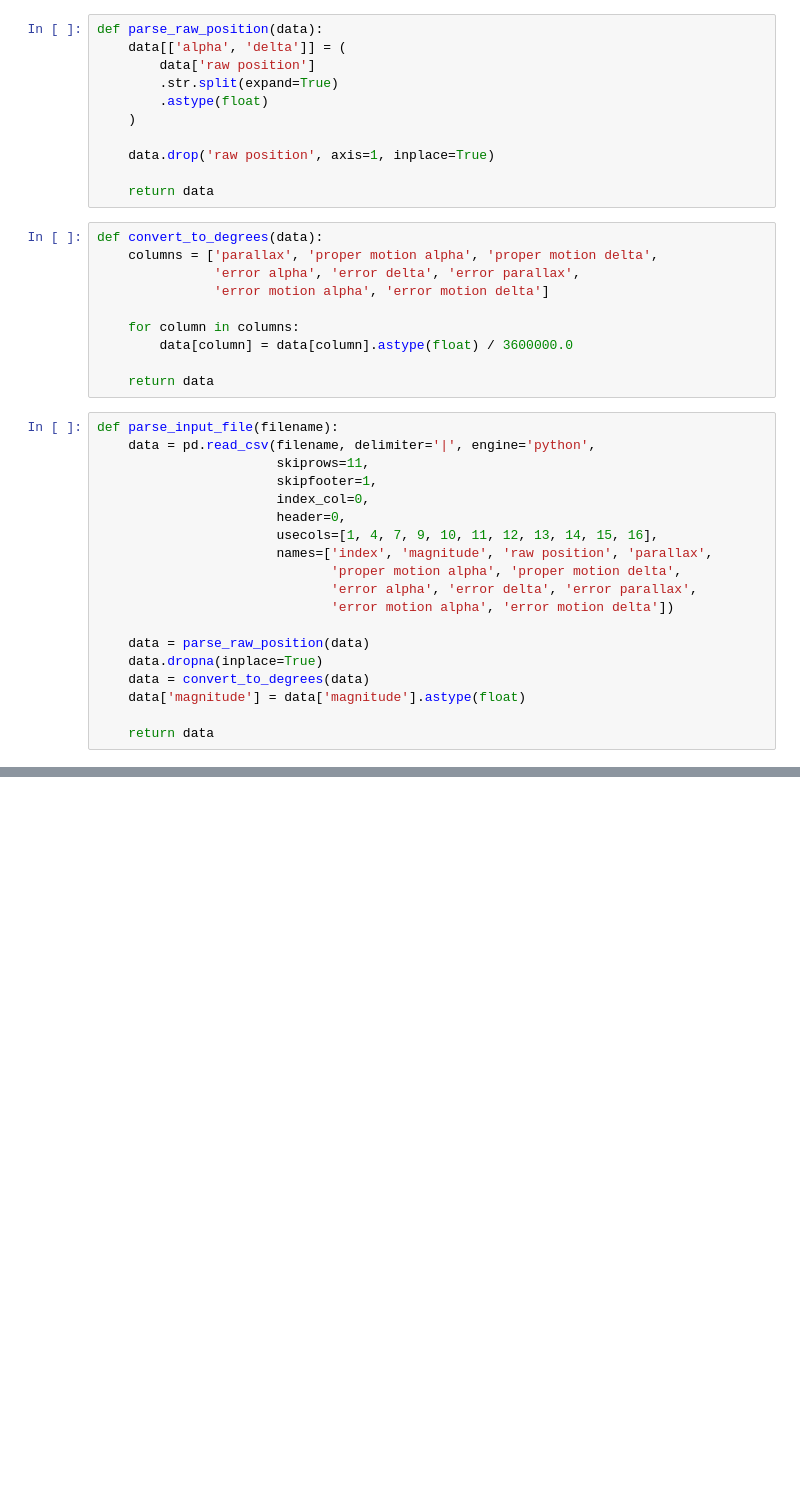
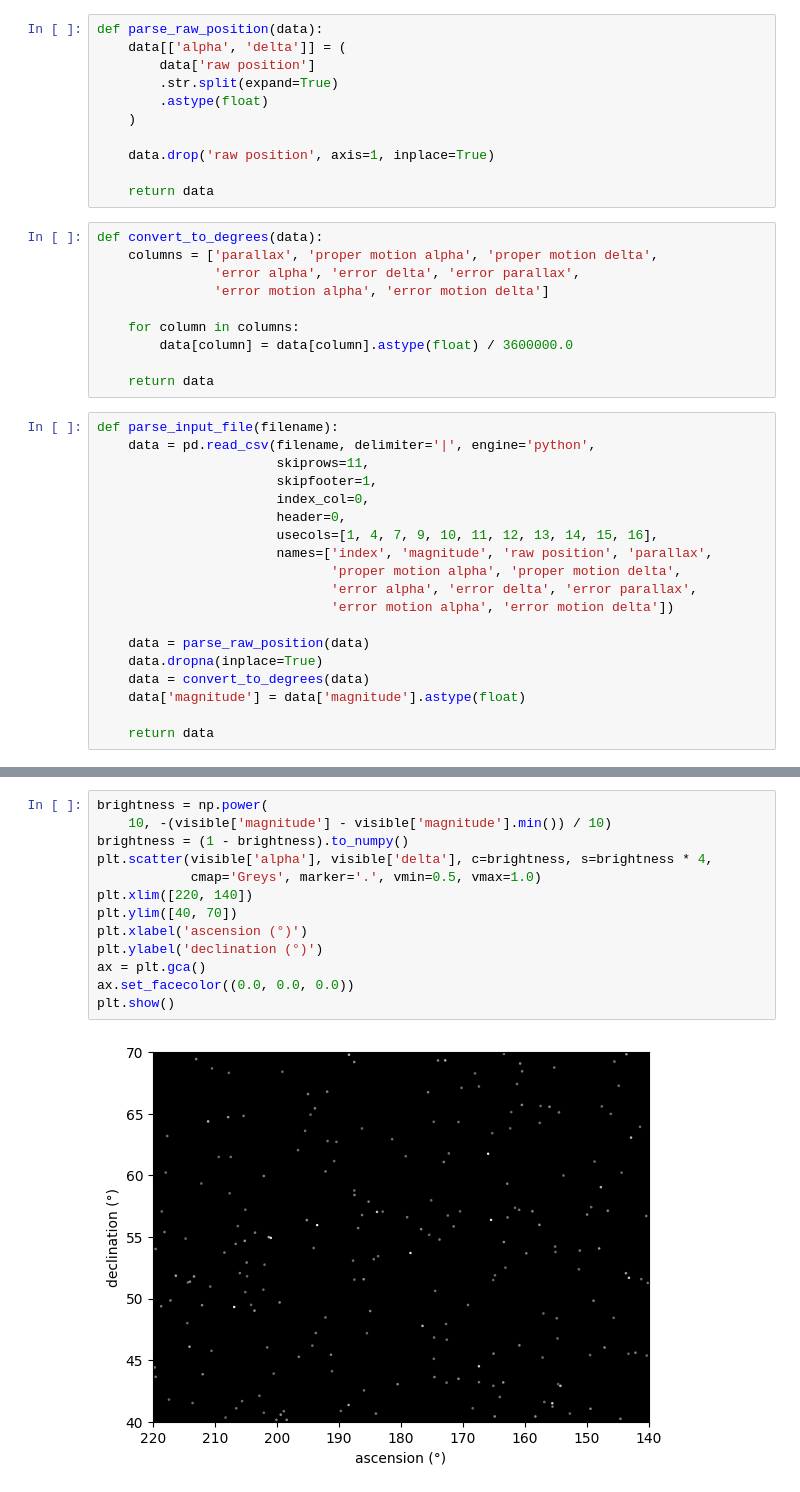
Before and after one commit to yanir123/python-stuff, a Jupyter notebook: starTracker/starCounter.ipynb, the cells around one changed output, grey strips where cells are left out. Cells and saved outputs as stored; diff of their text form; blank space fills up the shorter version.

```diff
--- a/starTracker/starCounter.ipynb
+++ b/starTracker/starCounter.ipynb
@@ -44,0 +68,15 @@ def parse_input_file(filename):
+# %%
+brightness = np.power(
+    10, -(visible['magnitude'] - visible['magnitude'].min()) / 10)
+brightness = (1 - brightness).to_numpy()
+plt.scatter(visible['alpha'], visible['delta'], c=brightness, s=brightness * 4,
+            cmap='Greys', marker='.', vmin=0.5, vmax=1.0)
+plt.xlim([220, 140])
+plt.ylim([40, 70])
+plt.xlabel('ascension (°)')
+plt.ylabel('declination (°)')
+ax = plt.gca()
+ax.set_facecolor((0.0, 0.0, 0.0))
+plt.show()
+# %% [output]
+[figure, added]
```
Also changed, not shown: parts of 5 cells of this notebook.
